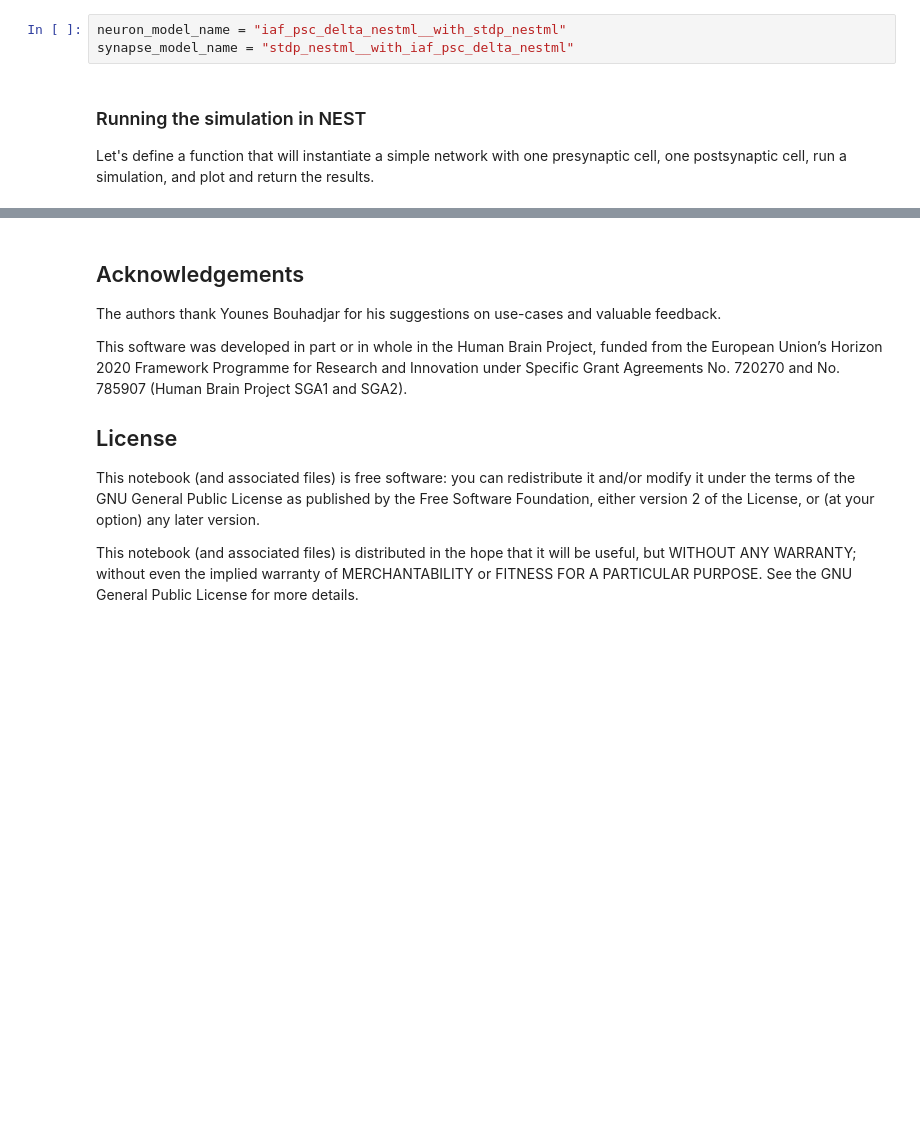
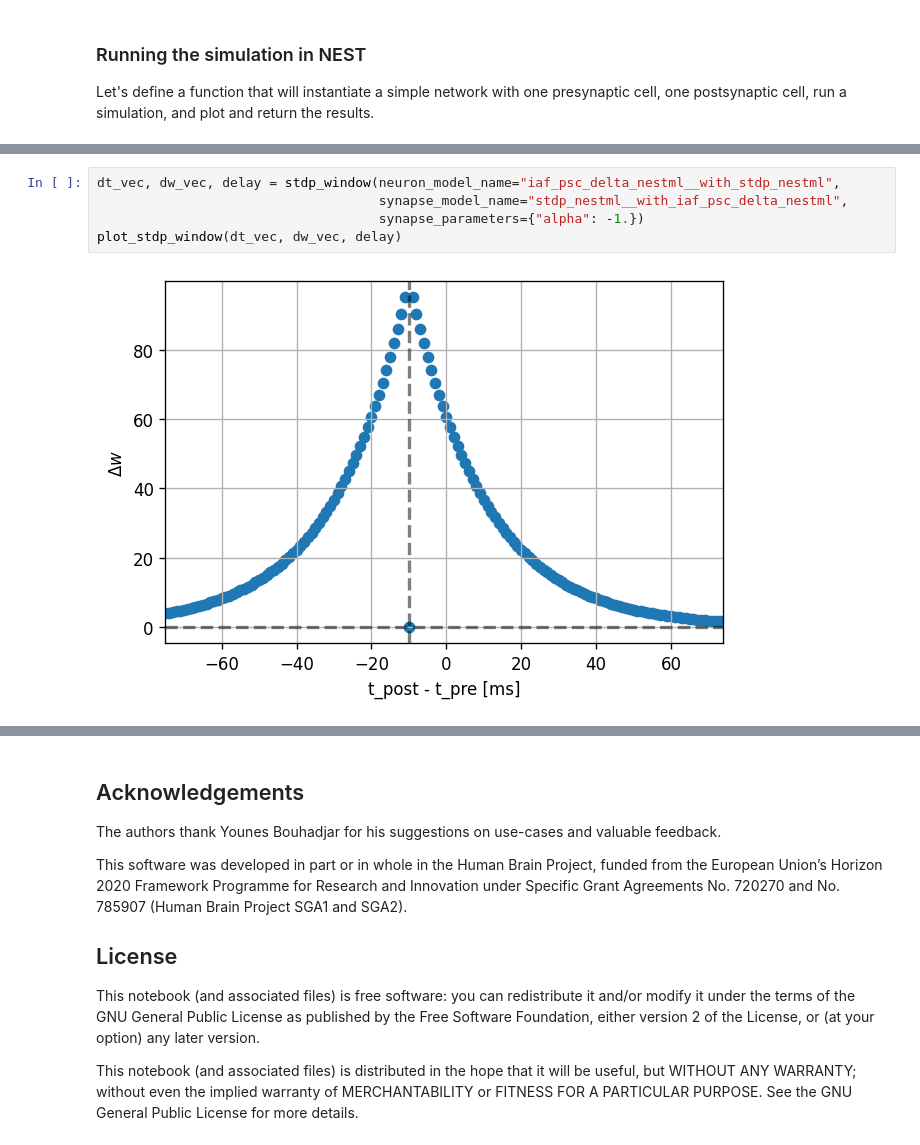
Before and after one commit to clinssen/OCNS-2024-NEST-workshop, a Jupyter notebook: materials/nestml/stdp_windows.ipynb, the cells around one changed output, grey strips where cells are left out. Cells and saved outputs as stored; diff of their text form; blank space fills up the shorter version.

```diff
--- a/materials/nestml/stdp_windows.ipynb
+++ b/materials/nestml/stdp_windows.ipynb
@@ -464,8 +348,5 @@ Converting name reference tau_tr_pre as P_.tau_tr_pre
 # %% [markdown]
 The resulting model names are composed of associated neuron and synapse partners, because of the co-generation:
-# %%
-neuron_model_name = "iaf_psc_delta_nestml__with_stdp_nestml"
-synapse_model_name = "stdp_nestml__with_iaf_psc_delta_nestml"
 # %% [markdown]
 ### Running the simulation in NEST
 
@@ -599,0 +478,7 @@ Further directions
+# %%
+dt_vec, dw_vec, delay = stdp_window(neuron_model_name="iaf_psc_delta_nestml__with_stdp_nestml",
+                                    synapse_model_name="stdp_nestml__with_iaf_psc_delta_nestml",
+                                    synapse_parameters={"alpha": -1.})
+plot_stdp_window(dt_vec, dw_vec, delay)
+# %% [output]
+[figure, added]
```
Also changed, not shown: parts of 19 cells of this notebook.
